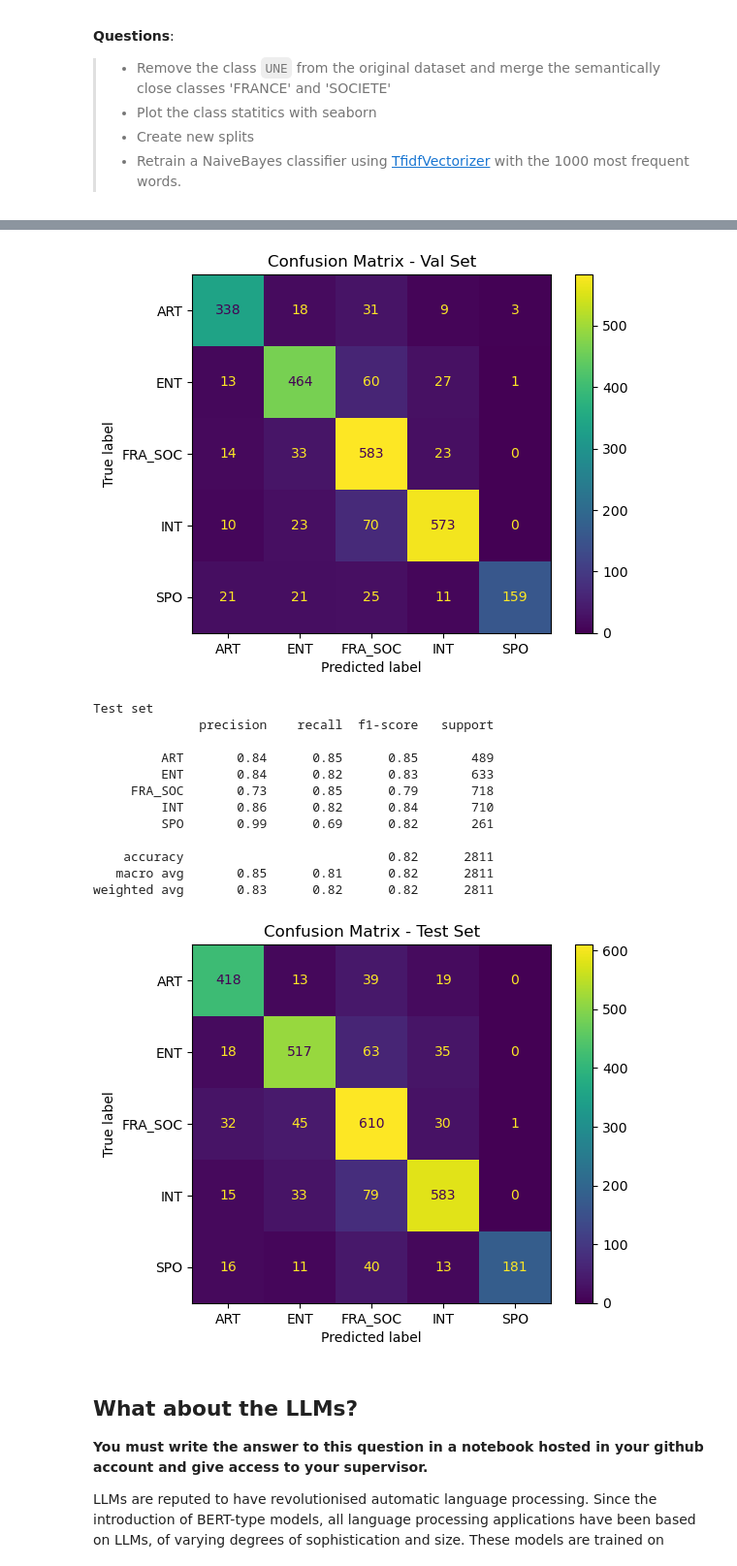
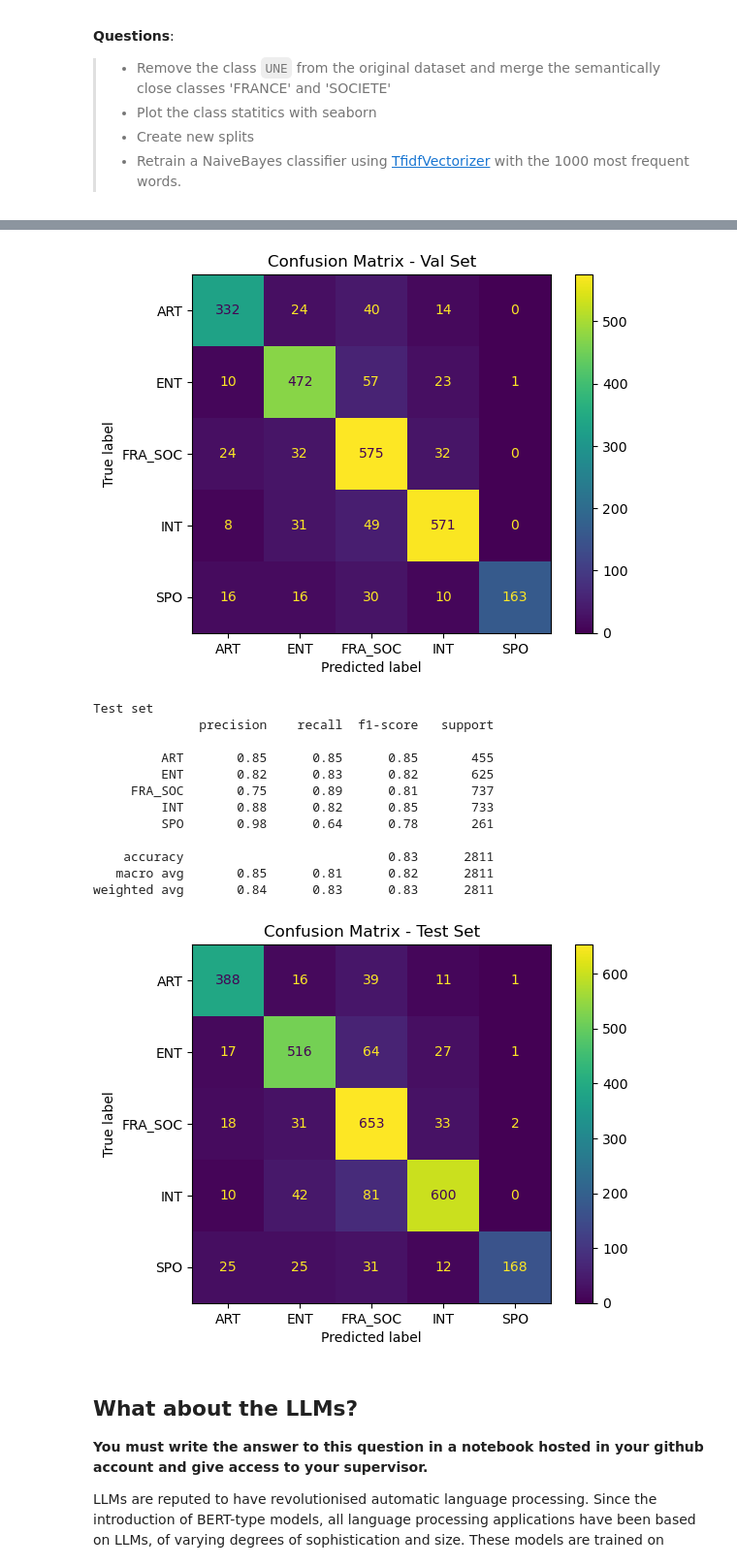
Before and after one commit to yanisrem/nlp-lab-text-classification, a Jupyter notebook: TextClassification_LeMonde.ipynb, the cells around one changed output, grey strips where cells are left out. Shown at 97% size. Saved outputs shown, nothing was run; the diff lists cells and outputs as text; code cells hidden in the pictures.

```diff
--- a/TextClassification_LeMonde.ipynb
+++ b/TextClassification_LeMonde.ipynb
@@ -471,8 +467,8 @@ plt.show()
 X = new_df["text"].values
 y = new_df["category"].values
 
-X_train, X_test, y_train, y_test = train_test_split(X, y, test_size=0.1, random_state=123)
-X_train, X_val, y_train, y_val = train_test_split(X_train, y_train, test_size=0.1, random_state=123)
+X_train, X_test, y_train, y_test = train_test_split(X, y, stratify = y, test_size = 0.1, random_state = 123)
+X_train, X_val, y_train, y_val = train_test_split(X_train, y_train, stratify = y_train, test_size = 0.1, random_state = 123)
 # Apply TfidfVectorizer
 # Train MultinomialNB
 pipeline = Pipeline([("transformer", TfidfVectorizer(max_features = 1000)),
@@ -528,17 +524,17 @@ weighted avg       0.85      0.84      0.84      2530
-[figure, old version]
+[figure, new version]
 Test set
               precision    recall  f1-score   support
 
-         ART       0.84      0.85      0.85       489
-         ENT       0.84      0.82      0.83       633
-     FRA_SOC       0.73      0.85      0.79       718
-         INT       0.86      0.82      0.84       710
-         SPO       0.99      0.69      0.82       261
+         ART       0.85      0.85      0.85       455
+         ENT       0.82      0.83      0.82       625
+     FRA_SOC       0.75      0.89      0.81       737
+         INT       0.88      0.82      0.85       733
+         SPO       0.98      0.64      0.78       261
 
-    accuracy                           0.82      2811
+    accuracy                           0.83      2811
    macro avg       0.85      0.81      0.82      2811
-weighted avg       0.83      0.82      0.82      2811
+weighted avg       0.84      0.83      0.83      2811
-[figure, old version]
+[figure, new version]
 # %% [markdown]
 ## What about the LLMs?
 
```
Also changed, not shown: parts of 29 cells of this notebook.
